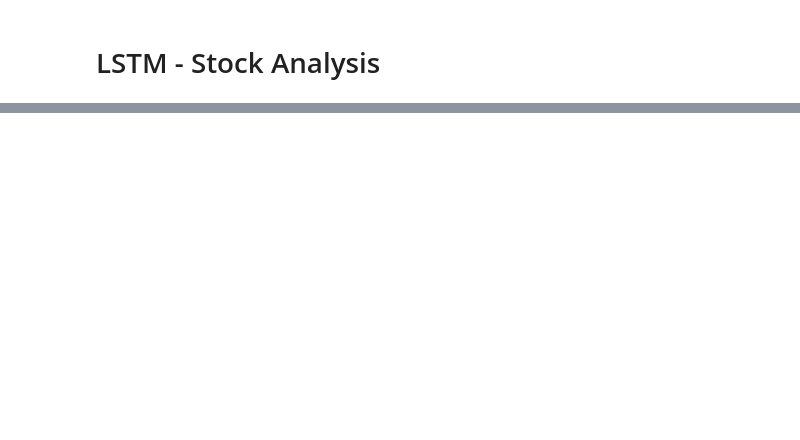
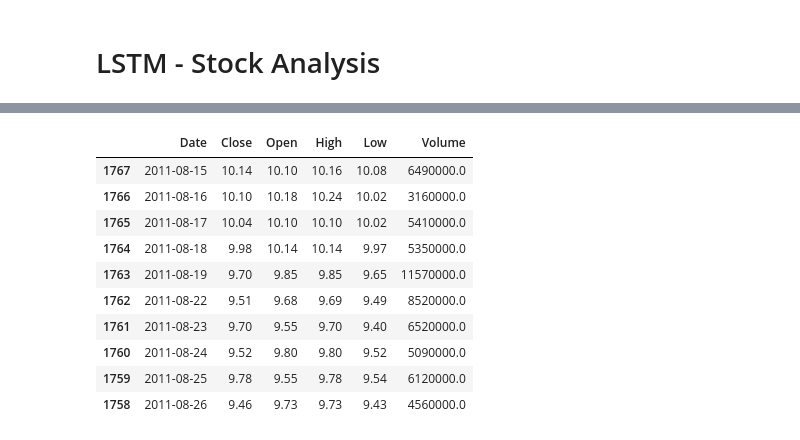
Before and after one commit to mengwangk/ai-playground, a Jupyter notebook: notebook/LSTM_2.ipynb, the cells around one changed output, grey strips where cells are left out. Cells and saved outputs as stored; diff of their text form; code cells hidden in the pictures; blank space fills up the shorter version.

```diff
--- a/notebook/LSTM_2.ipynb
+++ b/notebook/LSTM_2.ipynb
@@ -22,22 +24,35 @@ Saving GENTING_test_set.csv to GENTING_test_set (1).csv
 # %%
 UOM = {'K': 1000, 'M': 1000000}
 
 def convert_to_numeric(val):
     return float(val[:-1]) * UOM[val[-1]]
 
 def clean_dataset(df):
     df.rename(columns={'Price':'Close', 'Vol.':'Volume'}, inplace=True)
     df.drop(columns=['Change %'], axis=1, inplace=True)
     df['Date'] = pd.to_datetime(df['Date'])
     df['Volume'] = df['Volume'].apply(convert_to_numeric)
-    #df.sort_values(by=['Date'], ascending=True, inplace=True)
+    df.sort_values(by=['Date'], ascending=True, inplace=True)
     #df.set_index('Date', inplace=True)
 
 # dataset = pd.read_csv('data/GENTING_train_set.csv', parse_dates=True)
 #print(uploaded)
 dataset = pd.read_csv(io.StringIO(uploaded['GENTING_train_set.csv'].decode('utf-8')), parse_dates=True)
 clean_dataset(dataset)
 training_set = dataset.iloc[:, 1:2].values
+dataset.head(10)
+# %% [output]
+|  | Date | Close | Open | High | Low | Volume |
+| 1767 | 2011-08-15 | 10.14 | 10.10 | 10.16 | 10.08 | 6490000.0 |
+| 1766 | 2011-08-16 | 10.10 | 10.18 | 10.24 | 10.02 | 3160000.0 |
+| 1765 | 2011-08-17 | 10.04 | 10.10 | 10.10 | 10.02 | 5410000.0 |
+| 1764 | 2011-08-18 | 9.98 | 10.14 | 10.14 | 9.97 | 5350000.0 |
+| 1763 | 2011-08-19 | 9.70 | 9.85 | 9.85 | 9.65 | 11570000.0 |
+| 1762 | 2011-08-22 | 9.51 | 9.68 | 9.69 | 9.49 | 8520000.0 |
+| 1761 | 2011-08-23 | 9.70 | 9.55 | 9.70 | 9.40 | 6520000.0 |
+| 1760 | 2011-08-24 | 9.52 | 9.80 | 9.80 | 9.52 | 5090000.0 |
+| 1759 | 2011-08-25 | 9.78 | 9.55 | 9.78 | 9.54 | 6120000.0 |
+| 1758 | 2011-08-26 | 9.46 | 9.73 | 9.73 | 9.43 | 4560000.0 |
 # %%
 # Feature Scaling
 from sklearn.preprocessing import MinMaxScaler
```
Also changed, not shown: parts of 11 cells of this notebook.
